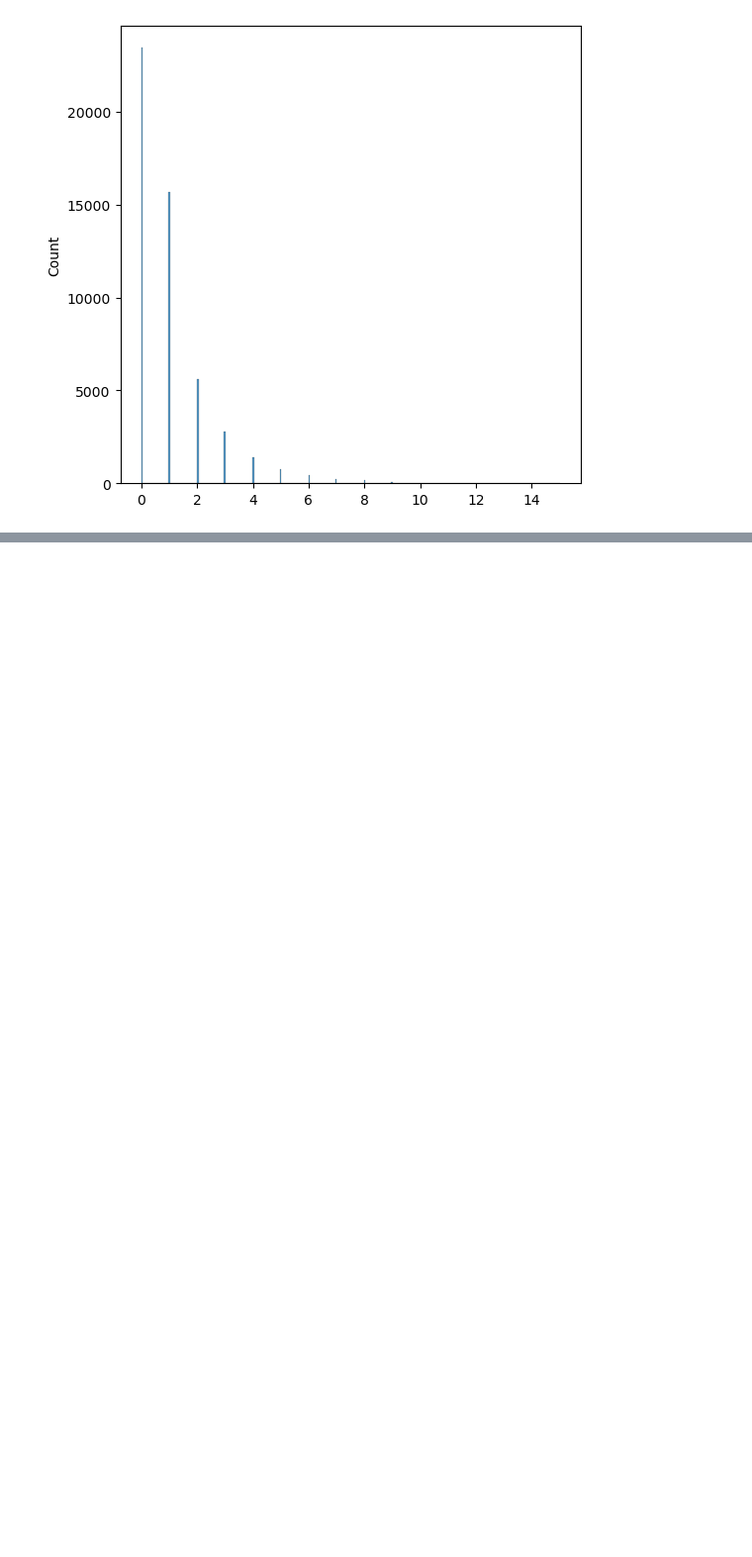
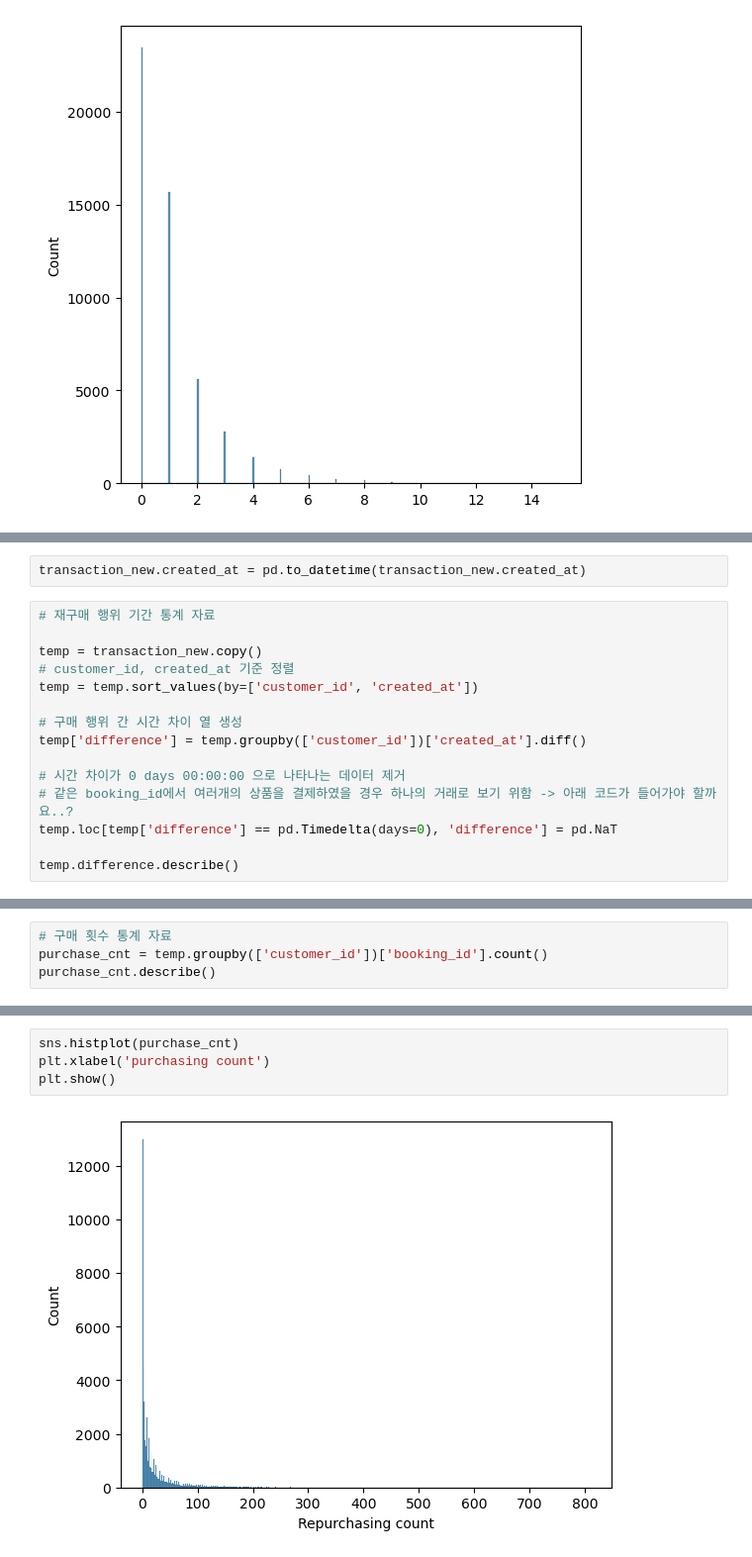
Before and after one commit to NARAEIM/tp2-da, a Jupyter notebook: tp2_da_hyunjune.ipynb, the cells around one changed output, grey strips where cells are left out. Shown at 99% size. Drawn from its saved outputs; the diff is of its cells as text; blank space fills up the shorter version.

```diff
--- a/tp2_da_hyunjune.ipynb
+++ b/tp2_da_hyunjune.ipynb
@@ -435,0 +447,17 @@ plt.show()
+# %%
+transaction_new.created_at = pd.to_datetime(transaction_new.created_at)
+# %%
+# 재구매 행위 기간 통계 자료
+
+temp = transaction_new.copy()
+# customer_id, created_at 기준 정렬
+temp = temp.sort_values(by=['customer_id', 'created_at'])
+
+# 구매 행위 간 시간 차이 열 생성
+temp['difference'] = temp.groupby(['customer_id'])['created_at'].diff()
+
+# 시간 차이가 0 days 00:00:00 으로 나타나는 데이터 제거
+# 같은 booking_id에서 여러개의 상품을 결제하였을 경우 하나의 거래로 보기 위함 -> 아래 코드가 들어가야 할까요..?
+temp.loc[temp['difference'] == pd.Timedelta(days=0), 'difference'] = pd.NaT
+
+temp.difference.describe()
@@ -435,0 +495,4 @@ plt.show()
+# %%
+# 구매 횟수 통계 자료
+purchase_cnt = temp.groupby(['customer_id'])['booking_id'].count()
+purchase_cnt.describe()
@@ -435,0 +509,6 @@ plt.show()
+# %%
+sns.histplot(purchase_cnt)
+plt.xlabel('purchasing count')
+plt.show()
+# %% [output]
+[figure, added]
```
Also changed, not shown: parts of 22 cells of this notebook.
